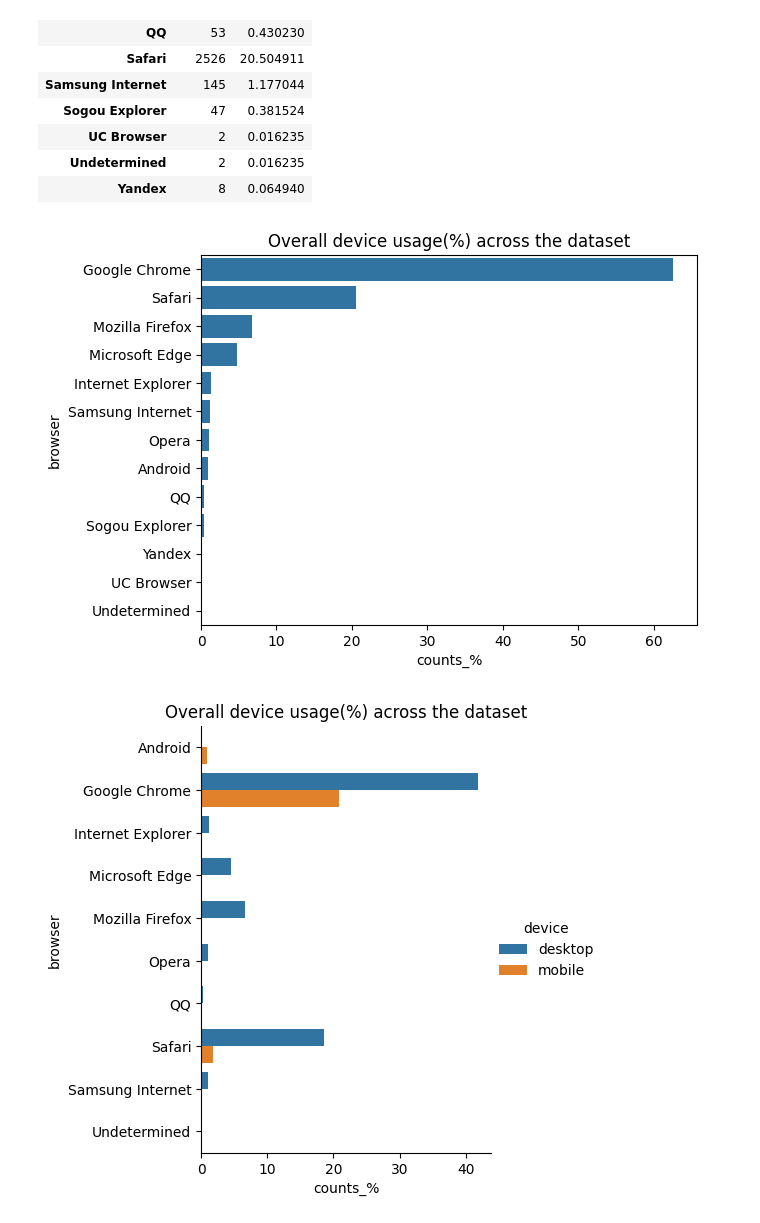
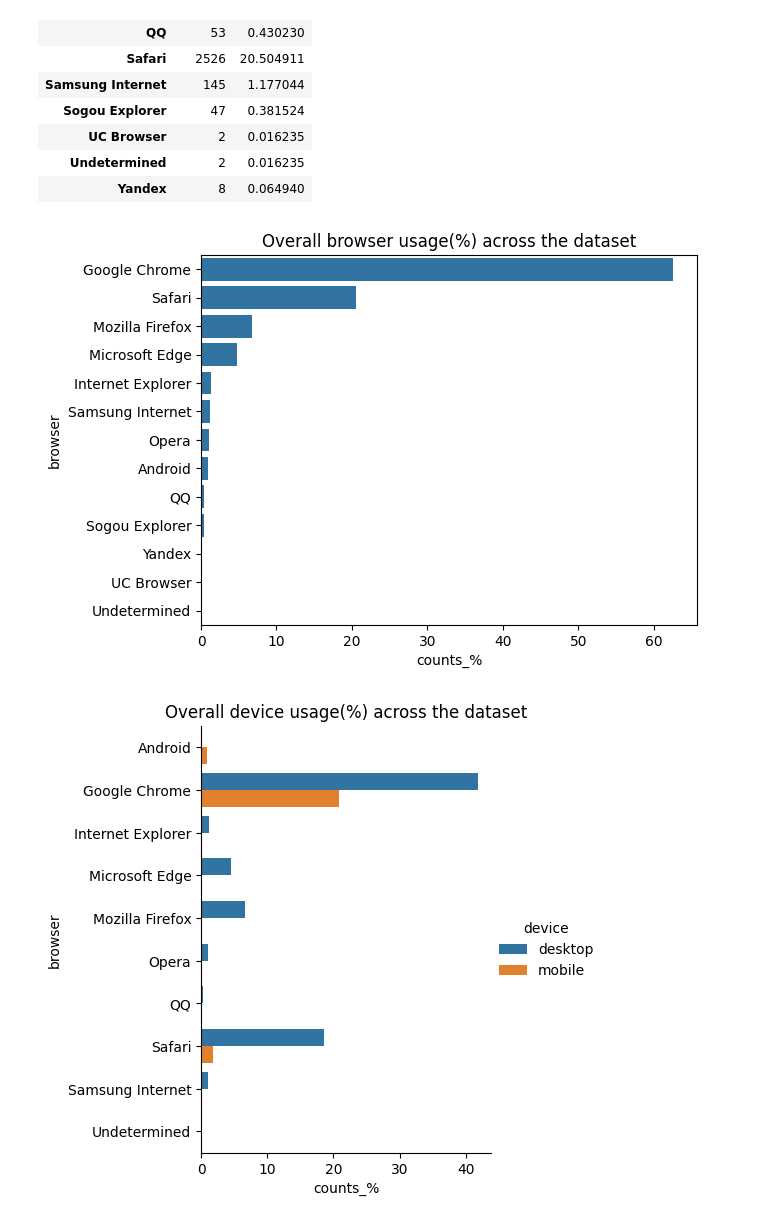
Before and after one commit to selvatica-36/Exploratory-data-analysis---Online-shopping-in-retail, a Jupyter notebook: business_analysis_report.ipynb, the cells around one changed output. Saved outputs shown, nothing was run; the diff lists cells and outputs as text; code cells hidden in the pictures.

```diff
--- a/business_analysis_report.ipynb
+++ b/business_analysis_report.ipynb
@@ -415,10 +415,10 @@ browser_only_counts
 # %%
 order = browser_only_counts.sort_values(by='counts_%', ascending=False).index
 sns.barplot(y=browser_only_counts.index, x=browser_only_counts['counts_%'],order=order)
-plt.title('Overall device usage(%) across the dataset')
+plt.title('Overall browser usage(%) across the dataset')
 plt.show()
 # %% [output]
-[figure, old version]
+[figure, new version]
 # %%
 browser_device_region = customer_activity_df.copy()
 browser_device_region['device'] = browser_device_region['operating_systems'].map(map_dev)
```
Also changed, not shown: parts of 6 cells of this notebook.
